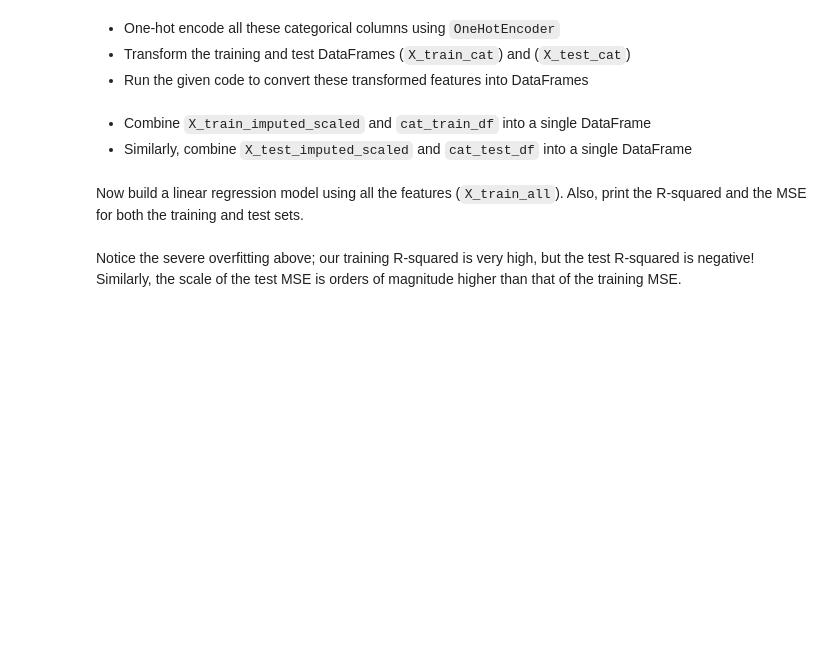
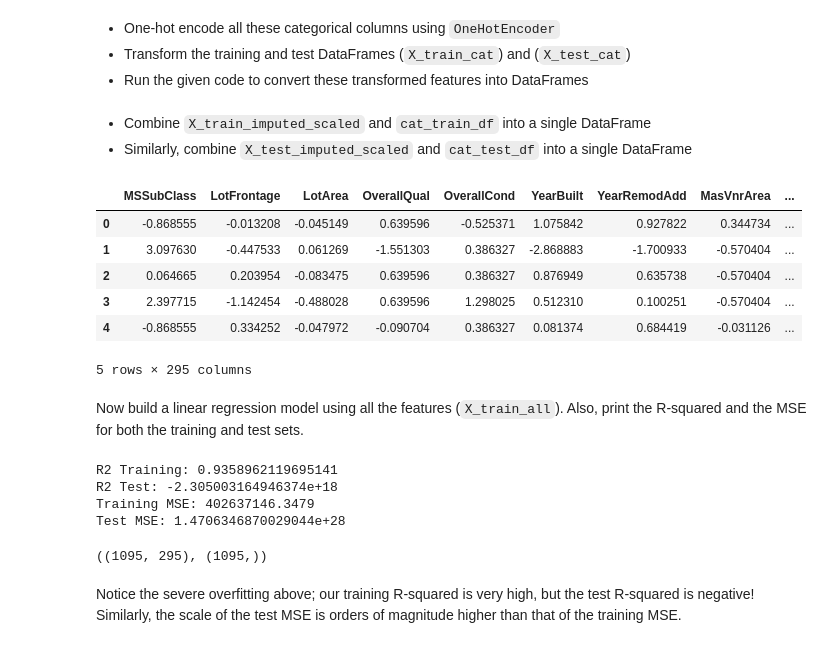
Before and after one commit to zfeizollahi/dsc-ridge-and-lasso-regression-lab-online-ds-sp-000, a Jupyter notebook: index.ipynb, the cells around one changed output. Drawn from its saved outputs; the diff is of its cells as text; code cells hidden in the pictures; blank space fills up the shorter version.

```diff
--- a/index.ipynb
+++ b/index.ipynb
@@ -194,12 +190,26 @@ X_test_ohe = ohe.transform(X_test_cat)
 columns = ohe.get_feature_names(input_features=X_train_cat.columns)
 cat_train_df = pd.DataFrame(X_train_ohe.todense(), columns=columns)
 cat_test_df = pd.DataFrame(X_test_ohe.todense(), columns=columns)
+# %%
+cont_columns = X_train_cont.columns
+X_train_imputed_scaled_df = pd.DataFrame(X_train_imputed_scaled, columns=cont_columns)
+X_test_imputed_scaled_df =  pd.DataFrame(X_test_imputed_scaled, columns=cont_columns)
 # %% [markdown]
 - Combine `X_train_imputed_scaled` and `cat_train_df` into a single DataFrame
 - Similarly, combine `X_test_imputed_scaled` and `cat_test_df` into a single DataFrame
 # %%
 # Your code here
-X_train_all = None
-X_test_all = None
+X_train_all = pd.concat([X_train_imputed_scaled_df, cat_train_df], axis=1)
+X_test_all = pd.concat([X_test_imputed_scaled_df, cat_test_df], axis=1)
+# %%
+X_train_all.head()
+# %% [output]
+|  | MSSubClass | LotFrontage | LotArea | OverallQual | OverallCond | YearBuilt | YearRemodAdd | MasVnrArea | ... |
+| 0 | -0.868555 | -0.013208 | -0.045149 | 0.639596 | -0.525371 | 1.075842 | 0.927822 | 0.344734 | ... |
+| 1 | 3.097630 | -0.447533 | 0.061269 | -1.551303 | 0.386327 | -2.868883 | -1.700933 | -0.570404 | ... |
+| 2 | 0.064665 | 0.203954 | -0.083475 | 0.639596 | 0.386327 | 0.876949 | 0.635738 | -0.570404 | ... |
+| 3 | 2.397715 | -1.142454 | -0.488028 | 0.639596 | 1.298025 | 0.512310 | 0.100251 | -0.570404 | ... |
+| 4 | -0.868555 | 0.334252 | -0.047972 | -0.090704 | 0.386327 | 0.081374 | 0.684419 | -0.031126 | ... |
+5 rows × 295 columns
 # %% [markdown]
 Now build a linear regression model using all the features (`X_train_all`). Also, print the R-squared and the MSE for both the training and test sets.
@@ -208,3 +216,20 @@ Now build a linear regression model using all the features (`X_train_all`). Also
+# %%
+# Your code here
+linear = LinearRegression()
+linear.fit(X_train_all, y_train)
+print("R2 Training: {}".format(linear.score(X_train_all, y_train)))
+print("R2 Test: {}".format(linear.score(X_test_all, y_test)))
+print('Training MSE:', round(mean_squared_error(y_train, linear.predict(X_train_all)), 4))
+print('Test MSE:', round(mean_squared_error(y_test, linear.predict(X_test_all)), 4))
+# %% [output]
+R2 Training: 0.9358962119695141
+R2 Test: -2.305003164946374e+18
+Training MSE: 402637146.3479
+Test MSE: 1.4706346870029044e+28
+# %%
+X_train_all.shape, y_train.shape
+# %% [output]
+((1095, 295), (1095,))
 # %% [markdown]
 Notice the severe overfitting above; our training R-squared is very high, but the test R-squared is negative! Similarly, the scale of the test MSE is orders of magnitude higher than that of the training MSE.
 # %% [markdown]
```
Also changed, not shown: parts of 16 cells of this notebook, 2 other files.
